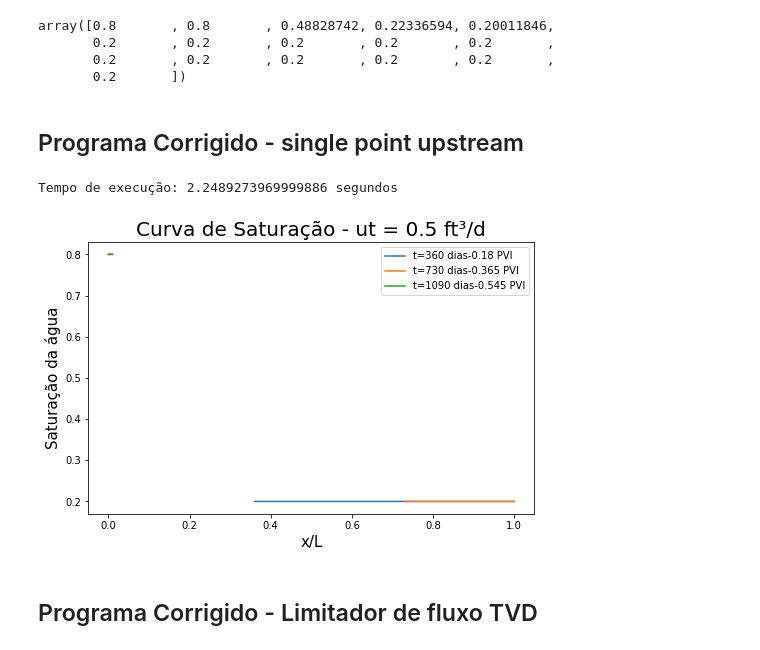
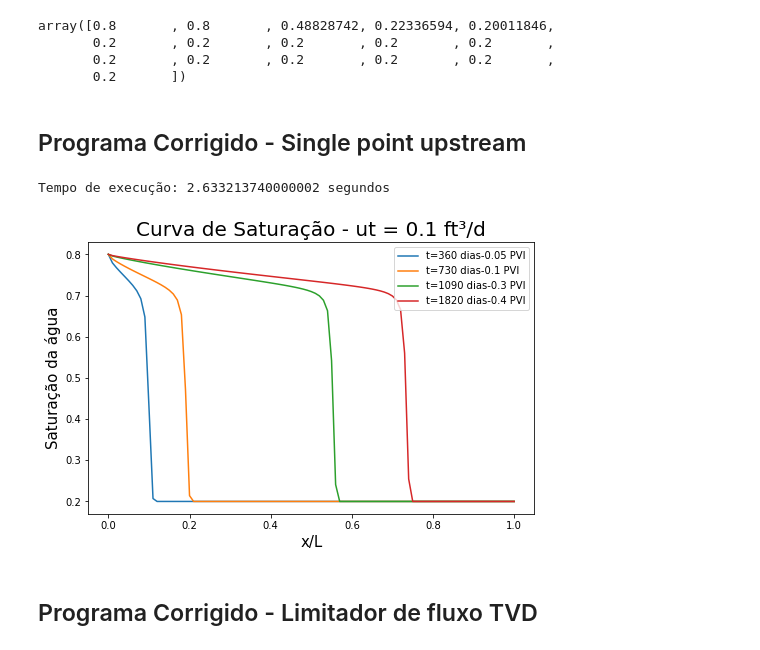
Before and after one commit to igcampos/Mestrado, a Jupyter notebook: saturacao_explicit.ipynb, the cells around one changed output. Cells and saved outputs as stored; diff of their text form; code cells hidden in the pictures.

```diff
--- a/saturacao_explicit.ipynb
+++ b/saturacao_explicit.ipynb
@@ -40,11 +40,11 @@ O tamanho dos elementos do grid em uma malha estruturada é 50.0, e o delta X é
 # %%
 #Calculo de Delta T
 #viscosidade da água
-visc_agua = 0.5 #cp
+visc_agua = 1 #cp
 #viscosidade do óleo
 visc_oleo = 1 #cp
 #velocidade total na injeção
-ut = 0.1 #ft³/d
+ut = 0.1 #ft/d
 #porosidade
 porosidade_meio = 0.2
 #tempo de simulação
@@ -75,8 +75,8 @@ kro_swi = 0.85
 #porosidade
 porosidade = porosidade_meio
 #parâmetros de Corey
-no = 3
-nw = 6
+no = 2
+nw = 2
 # %%
 #condição de contorno e inicial
 #Condição Inicial Sw(X,0)
@@ -691,7 +692,7 @@ def explicit_saturation_excel():
 
   return
 # %% [markdown]
-## Programa Corrigido - single point upstream
+## Programa Corrigido - Single point upstream
 # %%
 #Calculo da saturação explicitamente utilizando o método single point upstream (ϕ=0)
 #calulo do tempo de execução:
@@ -733,30 +734,30 @@ matriz_resultado_saturacao_single_point = matriz_resultado_saturacao
 stop = timeit.default_timer()
 print('Tempo de execução: {} segundos'.format(stop-start))
 # %% [output]
-Tempo de execução: 2.2489273969999886 segundos
+Tempo de execução: 2.633213740000002 segundos
 # %%
 #plotar os resultados
 matriz_resultado_saturacao_single_point = np.insert(matriz_resultado_saturacao_single_point, 0, values = 0.8, axis=1) #Adicionando o ponto referente a condição de contorno
 vetor_comprimento = np.linspace(0, 1, nx+1)
 fig = plt.figure(figsize=(8,5))
 ax = plt.subplot(1,1,1)
 
 #PVI utilizados nos labels
-td_label_1= ut*360/(tam_meio_poroso*porosidade_meio)
-td_label_2= ut*730/(tam_meio_poroso*porosidade_meio)
-td_label_3= ut*1090/(tam_meio_poroso*porosidade_meio)
-td_label_4= ut*1820/(tam_meio_poroso*porosidade_meio)
+td_label_1= ut*500/(tam_meio_poroso*porosidade_meio)
+td_label_2= ut*1000/(tam_meio_poroso*porosidade_meio)
+td_label_3= ut*3000/(tam_meio_poroso*porosidade_meio)
+td_label_4= ut*4000/(tam_meio_poroso*porosidade_meio)
 
-ax.plot(vetor_comprimento, matriz_resultado_saturacao_single_point[35], label = "t=360 dias-{} PVI".format(td_label_1))
-ax.plot(vetor_comprimento, matriz_resultado_saturacao_single_point[72], label = "t=730 dias-{} PVI".format(td_label_2))
-ax.plot(vetor_comprimento, matriz_resultado_saturacao_single_point[108], label = "t=1090 dias-{} PVI".format(td_label_3))
-#ax.plot(vetor_comprimento, matriz_resultado_saturacao_single_point[181], label = "t=1820 dias-{} PVI".format(td_label_4))
+ax.plot(vetor_comprimento, matriz_resultado_saturacao_single_point[49], label = "t=360 dias-{} PVI".format(td_label_1))
+ax.plot(vetor_comprimento, matriz_resultado_saturacao_single_point[99], label = "t=730 dias-{} PVI".format(td_label_2))
+ax.plot(vetor_comprimento, matriz_resultado_saturacao_single_point[299], label = "t=1090 dias-{} PVI".format(td_label_3))
+ax.plot(vetor_comprimento, matriz_resultado_saturacao_single_point[399], label = "t=1820 dias-{} PVI".format(td_label_4))
 
 
 ax.set_xlabel("x/L", fontsize=15)
 ax.set_ylabel("Saturação da água", fontsize=15)
 plt.title("Curva de Saturação - ut = {} ft³/d".format(ut), fontsize=20)
 ax.legend(loc="upper right")
 plt.show()
 # %% [output]
-[figure, old version]
+[figure, new version]
```
Also changed, not shown: parts of 49 cells of this notebook.
